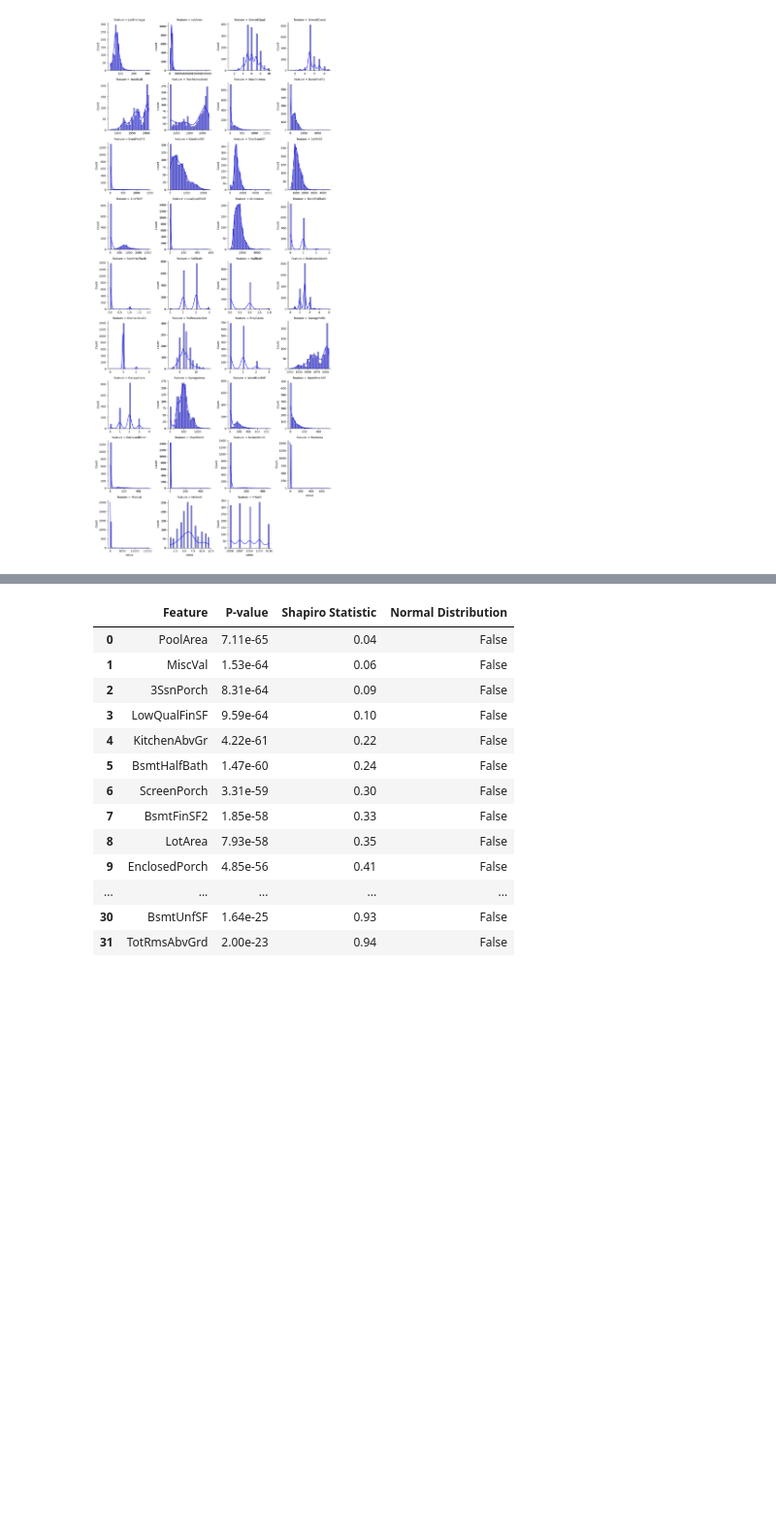
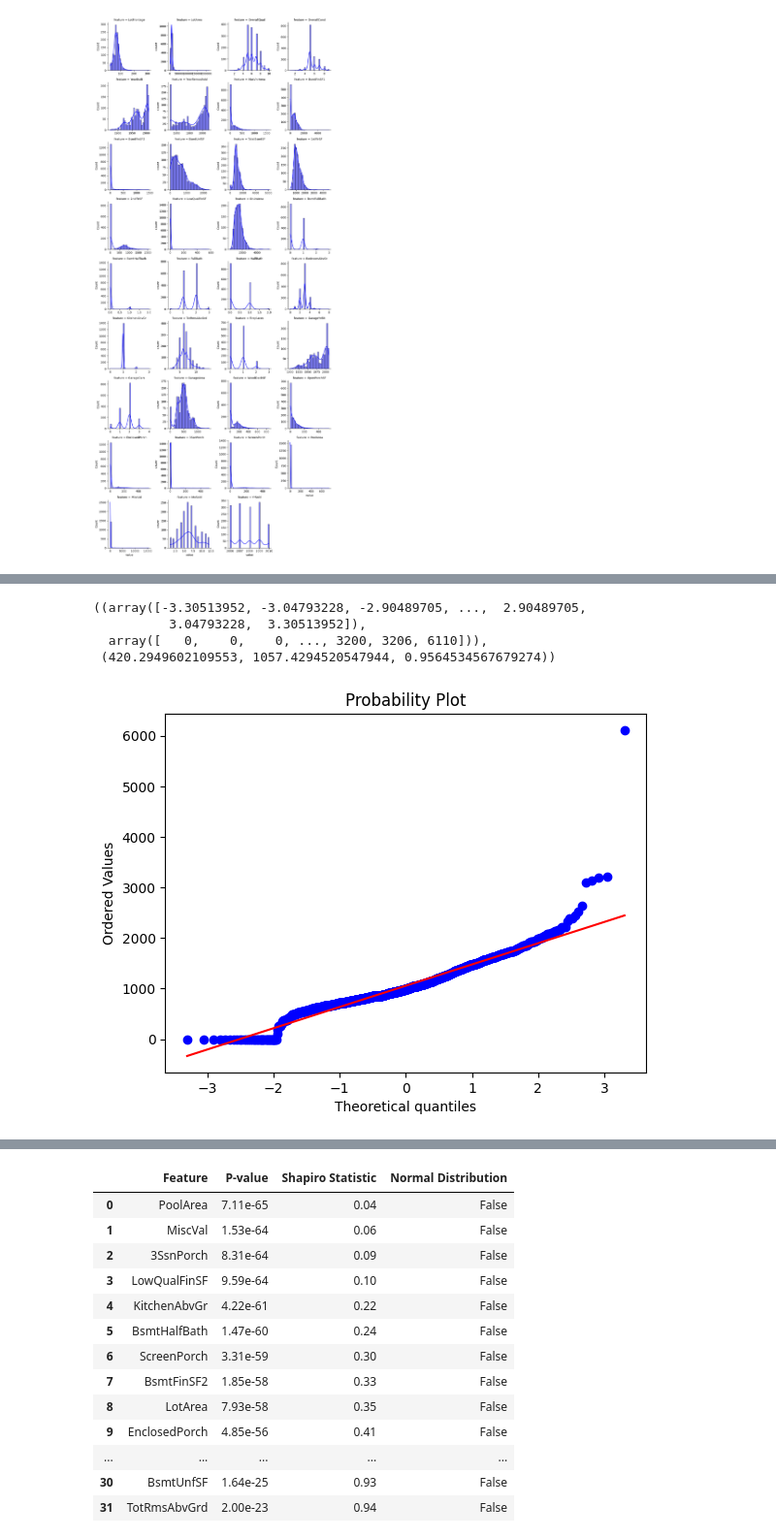
Before and after one commit to k0stro/house-prices-eda-regression, a Jupyter notebook: house-prices-eda-regression.ipynb, the cells around one changed output, grey strips where cells are left out. Shown at 97% size. Saved outputs shown, nothing was run; the diff lists cells and outputs as text; code cells hidden in the pictures; blank space fills up the shorter version.

```diff
--- a/house-prices-eda-regression.ipynb
+++ b/house-prices-eda-regression.ipynb
@@ -404,0 +424,8 @@ plt.show()
+# %%
+stats.probplot(train_df['TotalBsmtSF'], plot = plt)
+# %% [output]
+((array([-3.30513952, -3.04793228, -2.90489705, ...,  2.90489705,
+          3.04793228,  3.30513952]),
+  array([   0,    0,    0, ..., 3200, 3206, 6110])),
+ (420.2949602109553, 1057.4294520547944, 0.9564534567679274))
+[figure, added]
```
Also changed, not shown: parts of 27 cells of this notebook.
